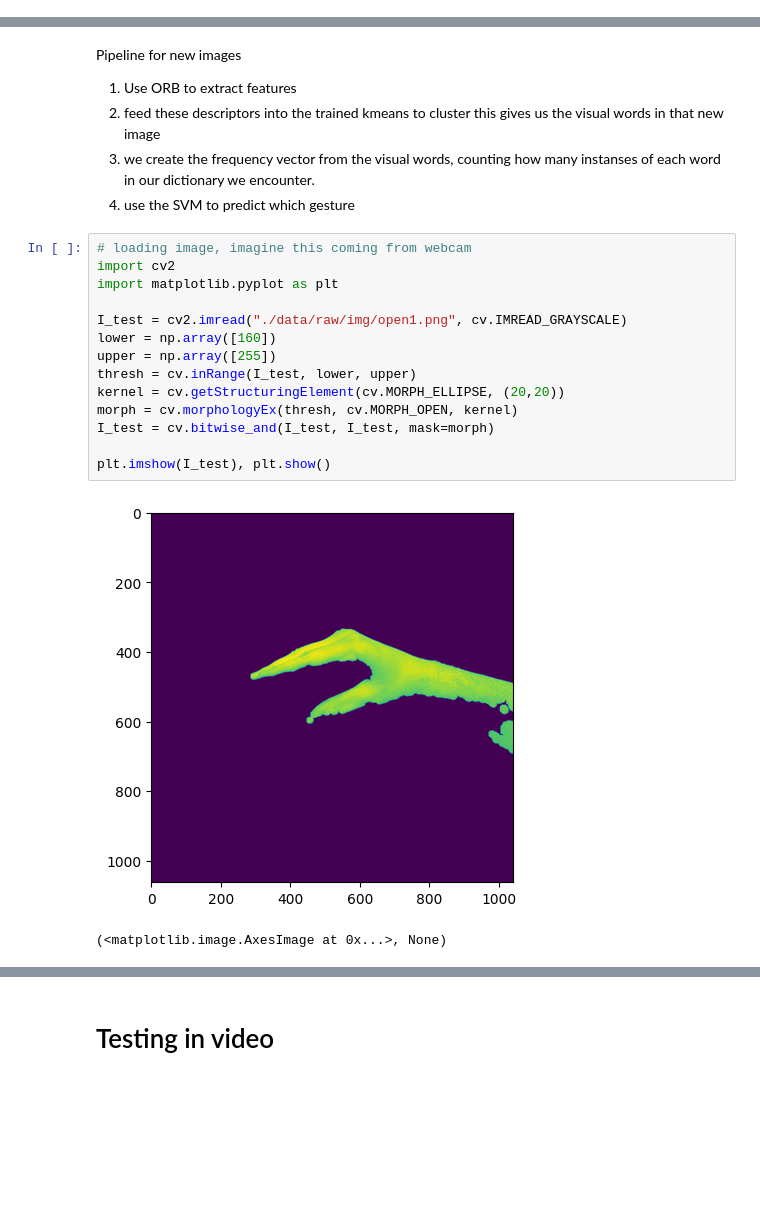
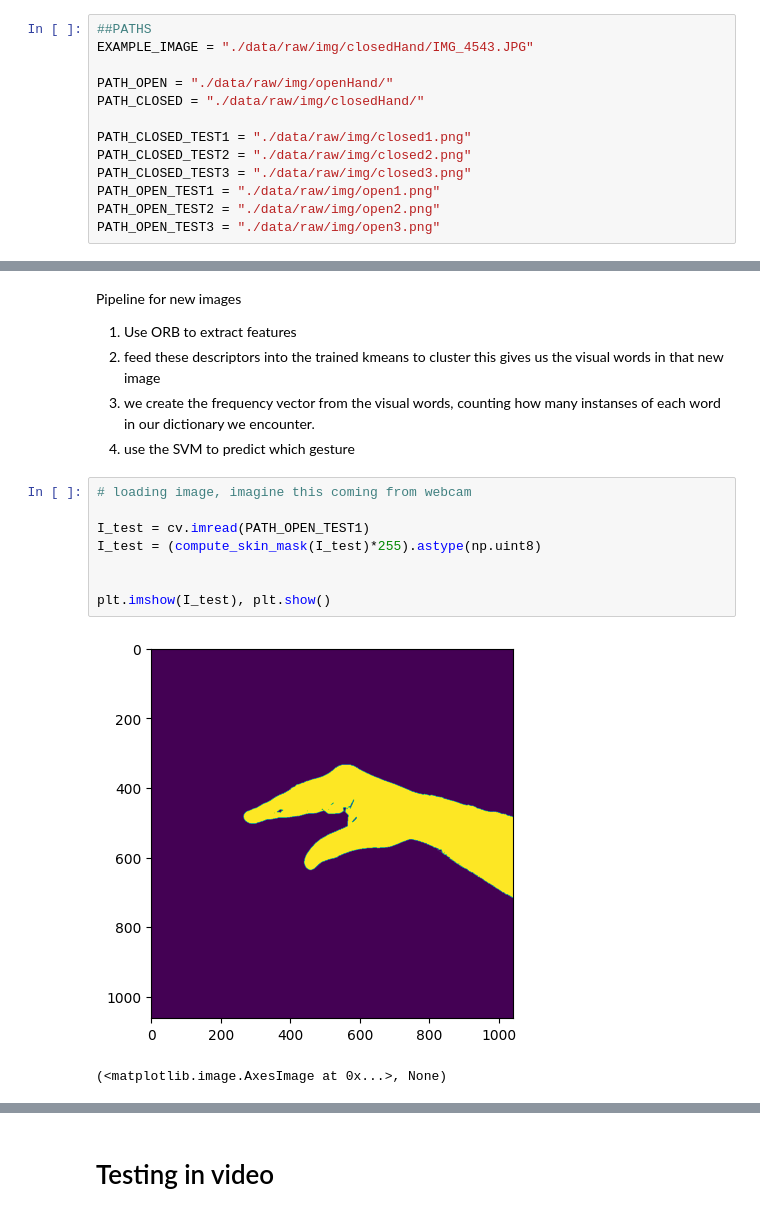
Before and after one commit to eirivarn/ComputerVisionInverseKinematics, a Jupyter notebook: gesture_recognition/GestureRecognition.ipynb, the cells around one changed output, grey strips where cells are left out. Drawn from its saved outputs; the diff is of its cells as text; blank space fills up the shorter version.

```diff
--- a/gesture_recognition/GestureRecognition.ipynb
+++ b/gesture_recognition/GestureRecognition.ipynb
@@ -7 +17,14 @@ The output of this is a set of descriptors with corresponding lables.
+# %%
+##PATHS
+EXAMPLE_IMAGE = "./data/raw/img/closedHand/IMG_4543.JPG"
+
+PATH_OPEN = "./data/raw/img/openHand/"
+PATH_CLOSED = "./data/raw/img/closedHand/"
+
+PATH_CLOSED_TEST1 = "./data/raw/img/closed1.png"
+PATH_CLOSED_TEST2 = "./data/raw/img/closed2.png"
+PATH_CLOSED_TEST3 = "./data/raw/img/closed3.png"
+PATH_OPEN_TEST1 = "./data/raw/img/open1.png"
+PATH_OPEN_TEST2 = "./data/raw/img/open2.png"
+PATH_OPEN_TEST3 = "./data/raw/img/open3.png"
 # %%
@@ -304,23 +199,17 @@ Pipeline for new images
 2. feed these descriptors into the trained kmeans to cluster this gives us the visual words in that new image
 3. we create the frequency vector from the visual words, counting how many instanses of each word in our dictionary we encounter.
 4. use the SVM to predict which gesture
-# %%
-# loading image, imagine this coming from webcam
-import cv2
-import matplotlib.pyplot as plt
-
-I_test = cv2.imread("./data/raw/img/open1.png", cv.IMREAD_GRAYSCALE)
-lower = np.array([160])
-upper = np.array([255])
-thresh = cv.inRange(I_test, lower, upper)
-kernel = cv.getStructuringElement(cv.MORPH_ELLIPSE, (20,20))
-morph = cv.morphologyEx(thresh, cv.MORPH_OPEN, kernel)
-I_test = cv.bitwise_and(I_test, I_test, mask=morph)
-
-plt.imshow(I_test), plt.show()
-# %% [output]
-[figure, removed]
-(<matplotlib.image.AxesImage at 0x...>, None)
+# %%
+# loading image, imagine this coming from webcam
+
+I_test = cv.imread(PATH_OPEN_TEST1)
+I_test = (compute_skin_mask(I_test)*255).astype(np.uint8)
+
+
+plt.imshow(I_test), plt.show()
+# %% [output]
+[figure, added]
+(<matplotlib.image.AxesImage at 0x...>, None)
 # %%
 kp = orb.detect(I_test)
 kp, des = orb.compute(I_test, kp)
```
Also changed, not shown: parts of 31 cells of this notebook, 1 other file.
